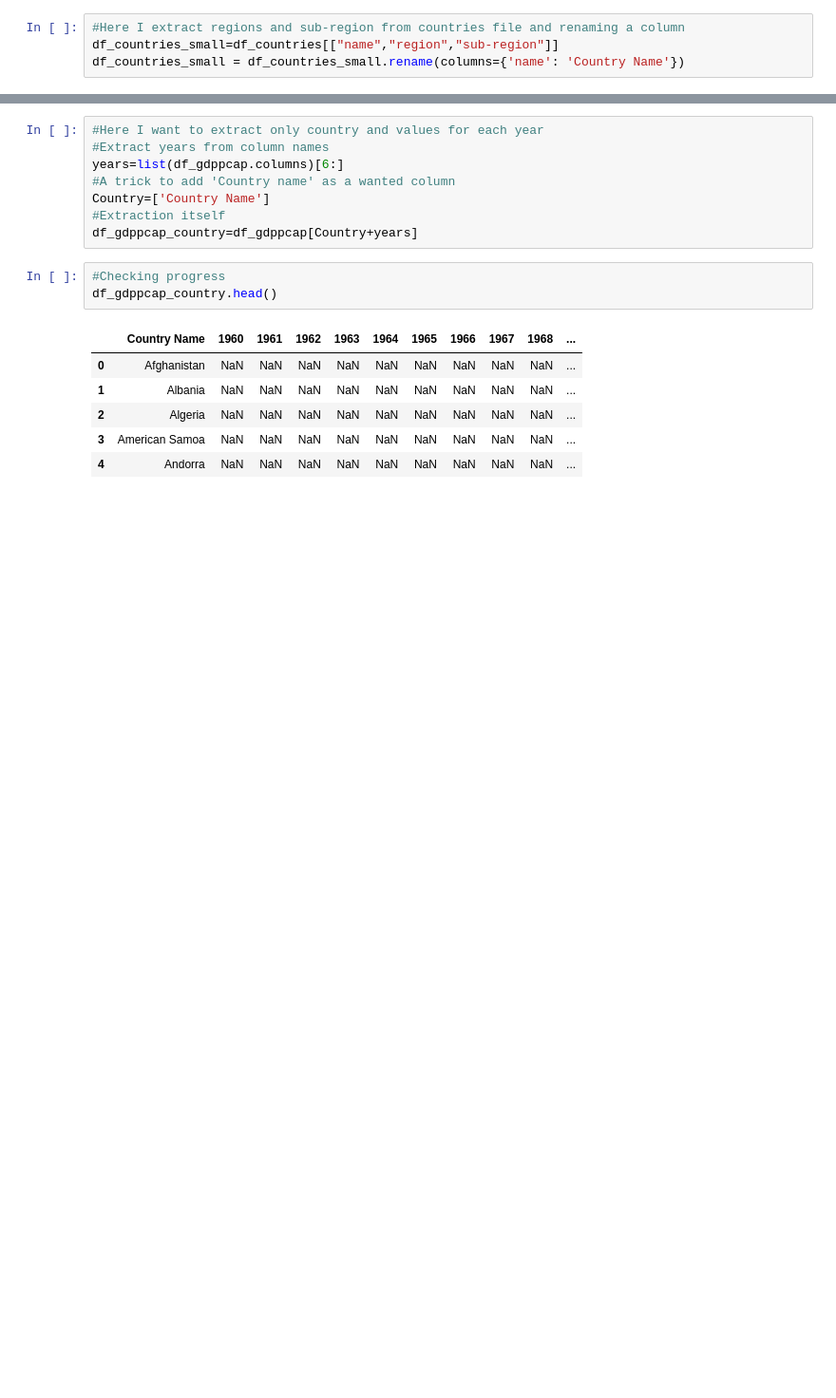
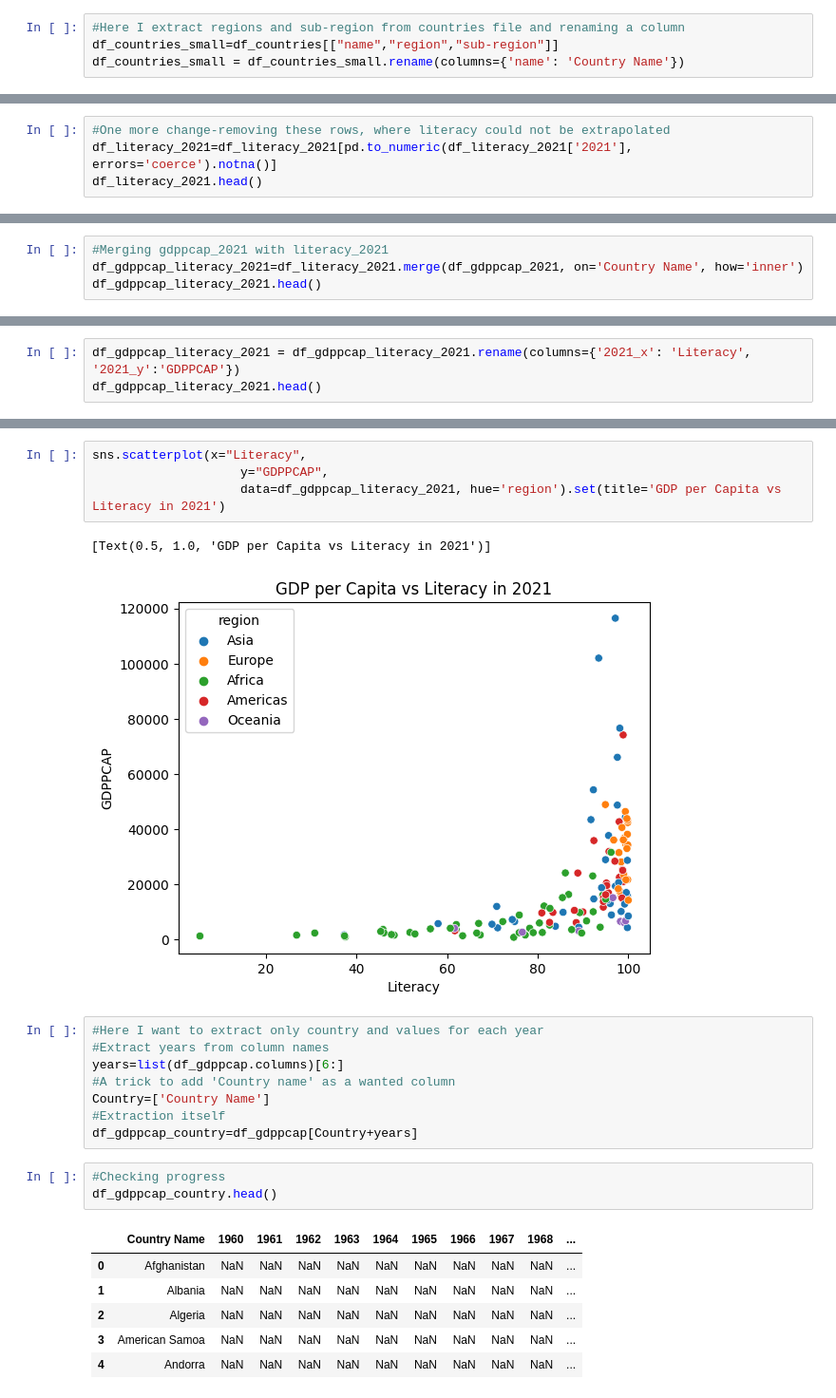
Before and after one commit to varjakm/Andmetehnika_projekt, a Jupyter notebook: projekt.ipynb, the cells around one changed output, grey strips where cells are left out. Shown at 95% size. Drawn from its saved outputs; the diff is of its cells as text; blank space fills up the shorter version.

```diff
--- a/projekt.ipynb
+++ b/projekt.ipynb
@@ -141,0 +168,4 @@ import matplotlib.pyplot as plt
+# %%
+#One more change-removing these rows, where literacy could not be extrapolated
+df_literacy_2021=df_literacy_2021[pd.to_numeric(df_literacy_2021['2021'], errors='coerce').notna()]
+df_literacy_2021.head()
@@ -141,0 +187,4 @@ import matplotlib.pyplot as plt
+# %%
+#Merging gdppcap_2021 with literacy_2021
+df_gdppcap_literacy_2021=df_literacy_2021.merge(df_gdppcap_2021, on='Country Name', how='inner')
+df_gdppcap_literacy_2021.head()
@@ -141,0 +198,3 @@ import matplotlib.pyplot as plt
+# %%
+df_gdppcap_literacy_2021 = df_gdppcap_literacy_2021.rename(columns={'2021_x': 'Literacy', '2021_y':'GDPPCAP'})
+df_gdppcap_literacy_2021.head()
@@ -142,3 +208,10 @@ import matplotlib.pyplot as plt
+# %%
+sns.scatterplot(x="Literacy",
+                    y="GDPPCAP",
+                    data=df_gdppcap_literacy_2021, hue='region').set(title='GDP per Capita vs Literacy in 2021')
+# %% [output]
+[Text(0.5, 1.0, 'GDP per Capita vs Literacy in 2021')]
+[figure, added]
 # %%
 #Here I want to extract only country and values for each year
 #Extract years from column names
```
Also changed, not shown: parts of 15 cells of this notebook.
